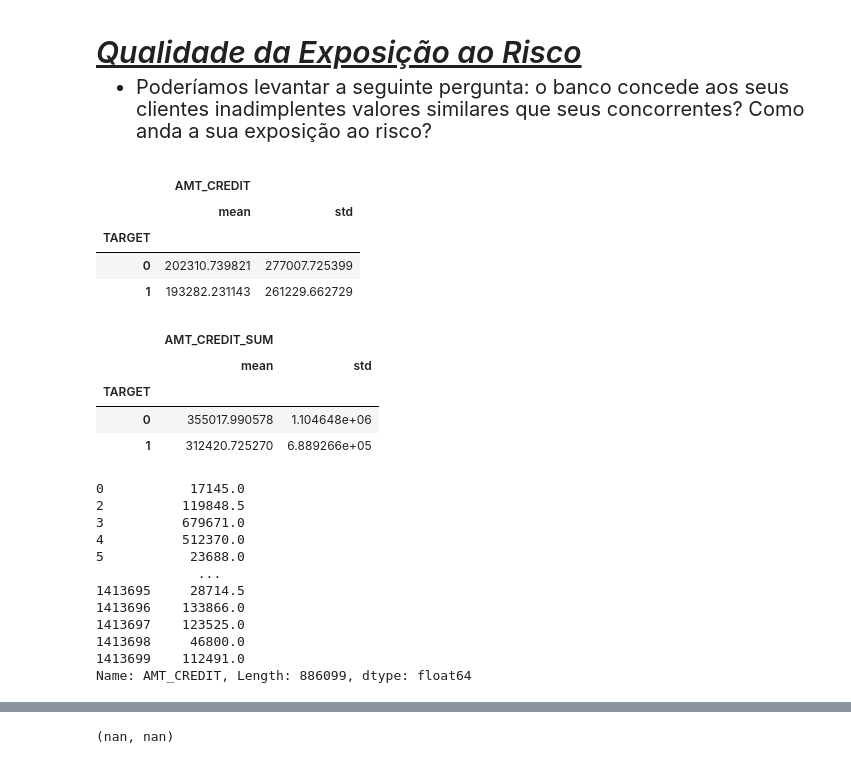
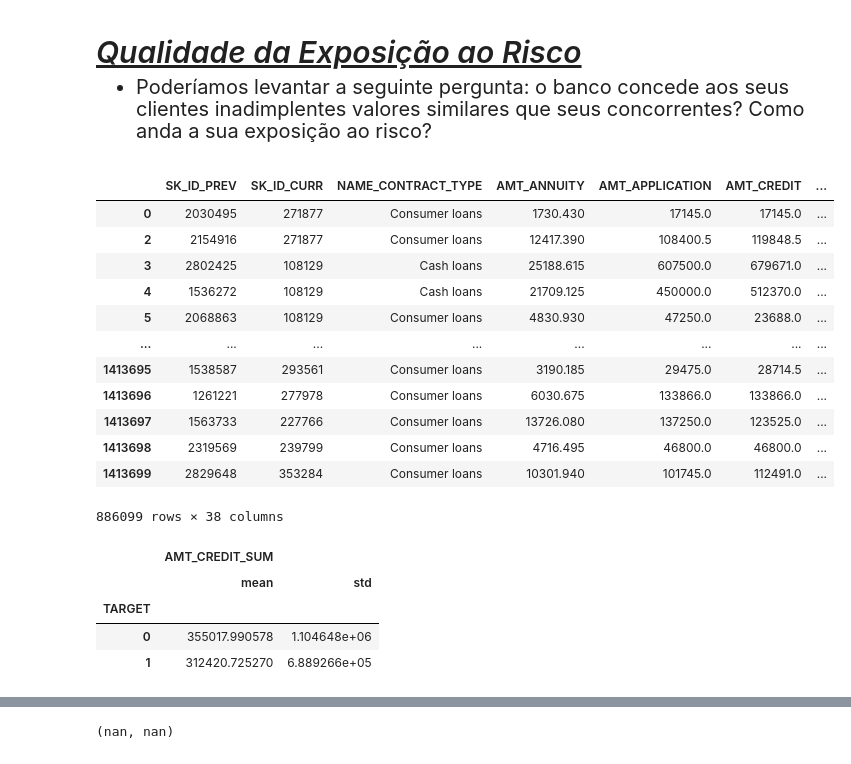
Before and after one commit to felipesveiga/home-loans, a Jupyter notebook: project/home-default.ipynb, the cells around one changed output, grey strips where cells are left out. Saved outputs shown, nothing was run; the diff lists cells and outputs as text; code cells hidden in the pictures.

```diff
--- a/project/home-default.ipynb
+++ b/project/home-default.ipynb
@@ -428,13 +428,21 @@ df_bureau.head()
 # %%
 # Média e std's do empréstimos aprovados pelo banco.
 df_previous_approved = df_previous[df_previous['NAME_CONTRACT_STATUS']=='Approved']
-df_previous_approved.groupby('TARGET').agg({'AMT_CREDIT':['mean', 'std']})
+df_previous_approved#.groupby('TARGET').agg({'AMT_CREDIT':['mean', 'std']})
 # %% [output]
-|  | AMT_CREDIT |  |
-|  | mean | std |
-| TARGET |  |  |
-| 0 | 202310.739821 | 277007.725399 |
-| 1 | 193282.231143 | 261229.662729 |
+|  | SK_ID_PREV | SK_ID_CURR | NAME_CONTRACT_TYPE | AMT_ANNUITY | AMT_APPLICATION | AMT_CREDIT | ... |
+| 0 | 2030495 | 271877 | Consumer loans | 1730.430 | 17145.0 | 17145.0 | ... |
+| 2 | 2154916 | 271877 | Consumer loans | 12417.390 | 108400.5 | 119848.5 | ... |
+| 3 | 2802425 | 108129 | Cash loans | 25188.615 | 607500.0 | 679671.0 | ... |
+| 4 | 1536272 | 108129 | Cash loans | 21709.125 | 450000.0 | 512370.0 | ... |
+| 5 | 2068863 | 108129 | Consumer loans | 4830.930 | 47250.0 | 23688.0 | ... |
+| ... | ... | ... | ... | ... | ... | ... | ... |
+| 1413695 | 1538587 | 293561 | Consumer loans | 3190.185 | 29475.0 | 28714.5 | ... |
+| 1413696 | 1261221 | 277978 | Consumer loans | 6030.675 | 133866.0 | 133866.0 | ... |
+| 1413697 | 1563733 | 227766 | Consumer loans | 13726.080 | 137250.0 | 123525.0 | ... |
+| 1413698 | 2319569 | 239799 | Consumer loans | 4716.495 | 46800.0 | 46800.0 | ... |
+| 1413699 | 2829648 | 353284 | Consumer loans | 10301.940 | 101745.0 | 112491.0 | ... |
+886099 rows × 38 columns
 # %%
 # Média e std's do empréstimos aprovados por outras instituições.
 df_bureau.groupby('TARGET').agg({'AMT_CREDIT_SUM':['mean', 'std']})
@@ -444,18 +452,3 @@ df_bureau.groupby('TARGET').agg({'AMT_CREDIT_SUM':['mean', 'std']})
 | TARGET |  |  |
 | 0 | 355017.990578 | 1.104648e+06 |
 | 1 | 312420.725270 | 6.889266e+05 |
-# %%
-df_previous_approved['AMT_CREDIT']
-# %% [output]
-0           17145.0
-2          119848.5
-3          679671.0
-4          512370.0
-5           23688.0
-             ...
-1413695     28714.5
-1413696    133866.0
-1413697    123525.0
-1413698     46800.0
-1413699    112491.0
-Name: AMT_CREDIT, Length: 886099, dtype: float64
```
Also changed, not shown: parts of 4 cells of this notebook.
